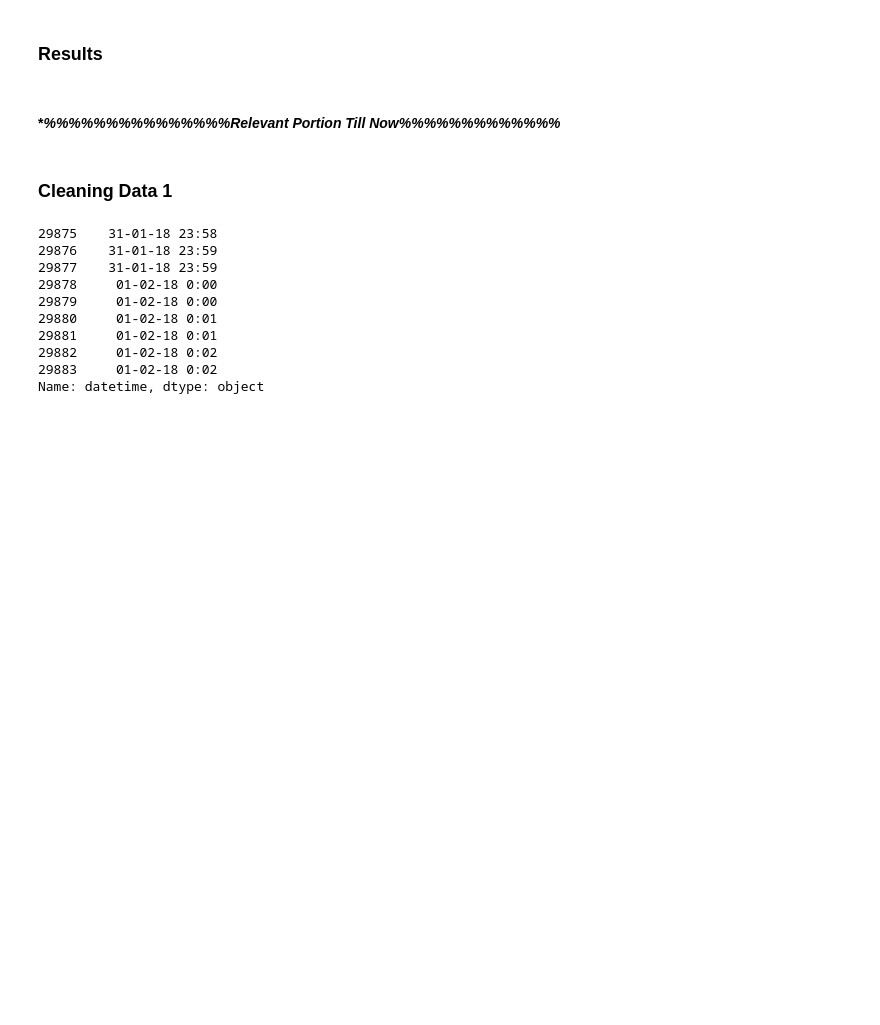
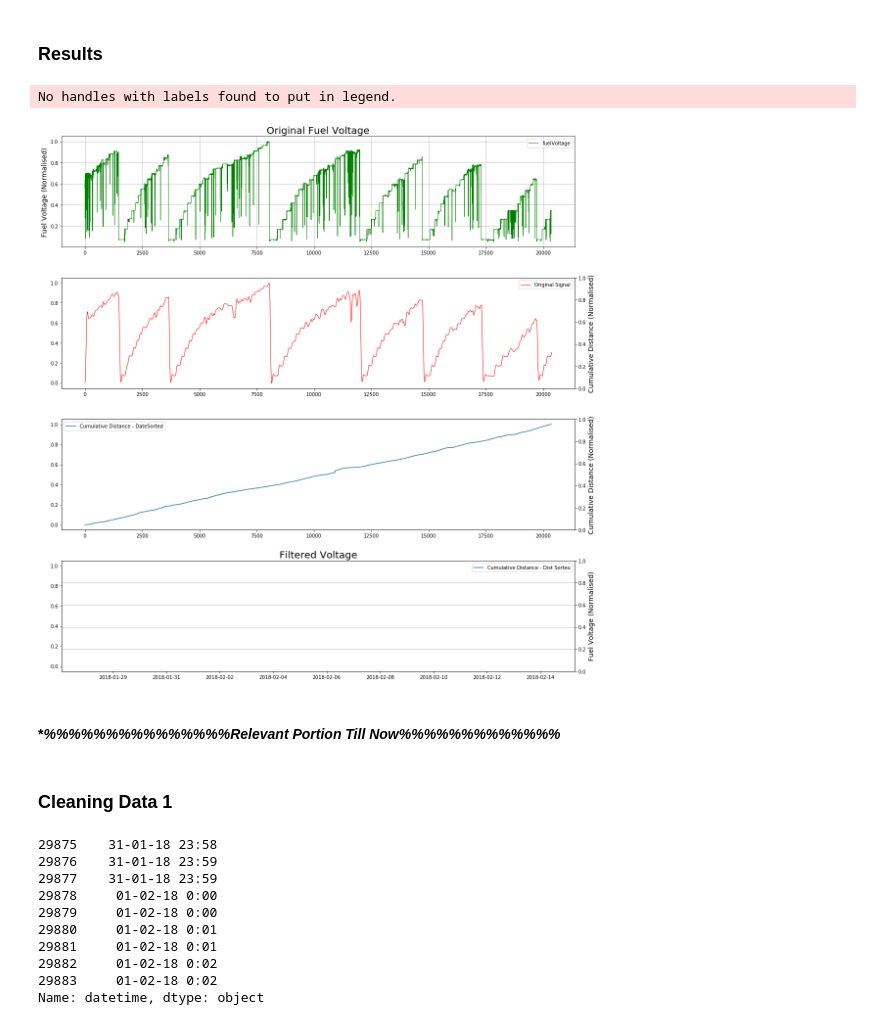
Before and after one commit to manjeet87/Signal_Analysis_UsingPython, a Jupyter notebook: Loconav/Fuel Data Analysis- F2.ipynb, the cells around one changed output. Saved outputs shown, nothing was run; the diff lists cells and outputs as text; code cells hidden in the pictures; blank space fills up the shorter version.

Commit message:
Further Cleaning tested, Approach one (LowPass filter) Implemnted - Need to extract the envelop of signal

```diff
--- a/Loconav/Fuel Data Analysis- F2.ipynb
+++ b/Loconav/Fuel Data Analysis- F2.ipynb
@@ -433,10 +447,11 @@ df.fuelVoltage.describe()
 ### Results
 # %%
 # Filter the data, and plot both the original and filtered signals.
-fs = 4000             # Sampling Frequency
-order = 5             # Order of Filter
-cutoff = 50          # Filter Cut-off Frequency
+fs = 400             # Sampling Frequency
+order = 3             # Order of Filter
+cutoff = 3          # Filter Cut-off Frequency
 
+df = dff.copy()
 # Calling Butterworth filter
 y,y1 = butter_lowpass_filter(norm_data, cutoff, fs, order, ftype= False)
 
@@ -447,49 +462,52 @@ plt.rcParams['figure.figsize'] = [16,16]
 
 plt.subplot(4, 1,1)
 #plt.plot(time, norm_data, 'b-', linewidth=1, label='Original Signal')
-plt.plot(df.index, df.datetime, 'g.', markersize = 1, linewidth = 1)
+plt.plot(df.index, df.fuelVoltage, 'g-', markersize = 1, linewidth = 1)
 plt.legend()
 plt.grid()
 plt.ylabel('Fuel Voltage (Normalised)',  fontsize = 14)
 plt.title('Original Fuel Voltage', fontsize = 20)
-plt.ylim(datetime.datetime(2018,1,27,2,0), datetime.datetime(2018,2,15,6,55))
+#plt.ylim(datetime.datetime(2018,1,27,2,0), datetime.datetime(2018,2,15,6,55))
 #plt.axvline(60000, color = 'black')
 
 plt.subplot(4, 1,2)
-plt.plot(time, y, 'r-', linewidth=1, label='Original Signal')
+plt.plot(df.index, y, 'r-', linewidth=1, label='Original Signal')
 plt.legend()
 plt.twinx()
 plt.ylabel('Cumulative Distance (Normalised)',  fontsize = 14)
-plt.xlim(datetime.datetime(2018,1,27,2,0), datetime.datetime(2018,2,15,6,55))
+#plt.xlim(datetime.datetime(2018,1,27,2,0), datetime.datetime(2018,2,15,6,55))
 
 plt.subplot(4, 1,3)
-plt.plot(df.datetime, df['distance']/df['distance'].max(), label='Cumulative Distance - DateSorted');
+plt.plot(df.index, df['distance'], label='Cumulative Distance - DateSorted');
 plt.legend()
 plt.twinx()
 plt.ylabel('Cumulative Distance (Normalised)',  fontsize = 14)
-plt.xlim(datetime.datetime(2018,1,27,2,0), datetime.datetime(2018,2,15,6,55))
+#plt.xlim(datetime.datetime(2018,1,27,2,0), datetime.datetime(2018,2,15,6,55))
 
-df3 = df2.sort_values(by=['distance'], ascending=True);
+#df3 = df2.sort_values(by=['distance'], ascending=True);
 plt.subplot(4, 1,4)
-plt.plot(df3.index, df3['distance']/df3['distance'].max(), label='Cumulative Distance - Dist Sorted');
+plt.plot(df.index, df['distance'], label='Cumulative Distance - Dist Sorted');
 plt.legend()
 plt.twinx()
 plt.ylabel('Cumulative Distance (Normalised)',  fontsize = 14)
 plt.xlim(datetime.datetime(2018,1,27,2,0), datetime.datetime(2018,2,15,6,55))
 
 #plt.xlim(pd.)
 
 # plt.subplot(4, 1,1)
 # plt.plot(df.datetime, y1, 'r-', linewidth=3, label='Fuel Voltage, filtered')
 # plt.ylim(0,1)
 plt.grid()
 plt.legend()
 plt.ylabel('Fuel Voltage (Normalised)',  fontsize = 14)
 plt.title('Filtered Voltage', fontsize = 20)
 plt.xlabel('Time [sec]',  fontsize = 14)
 
 
 plt.tight_layout()
+# %% [output]
+No handles with labels found to put in legend.
+[figure, added]
 # %% [markdown]
 #### **%%%%%%%%%%%%%%%***Relevant Portion Till Now**%%%%%%%%%%%%%**
 # %% [markdown]
```
Also changed, not shown: parts of 14 cells of this notebook.
